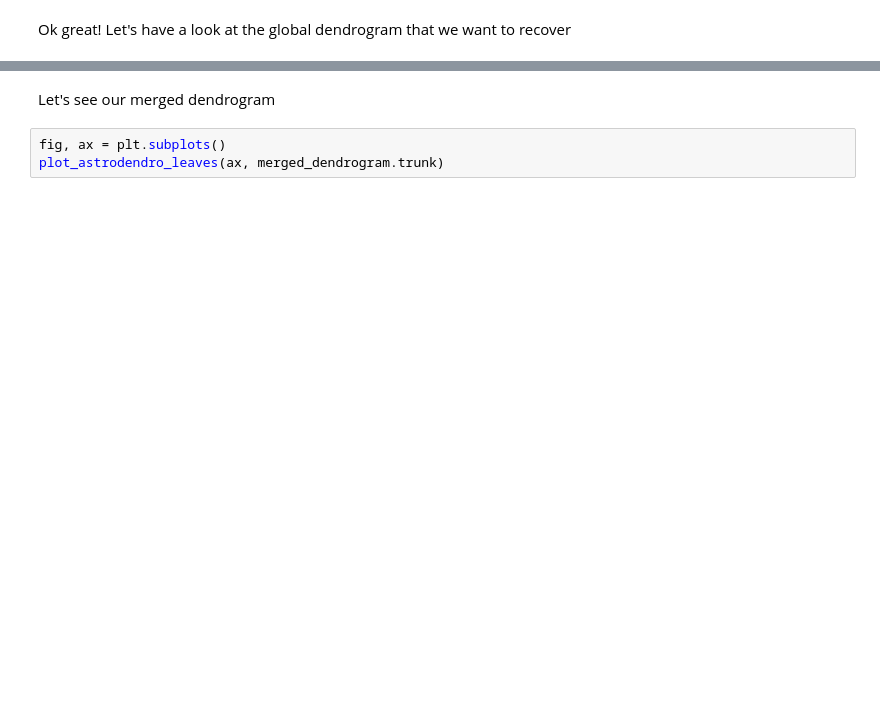
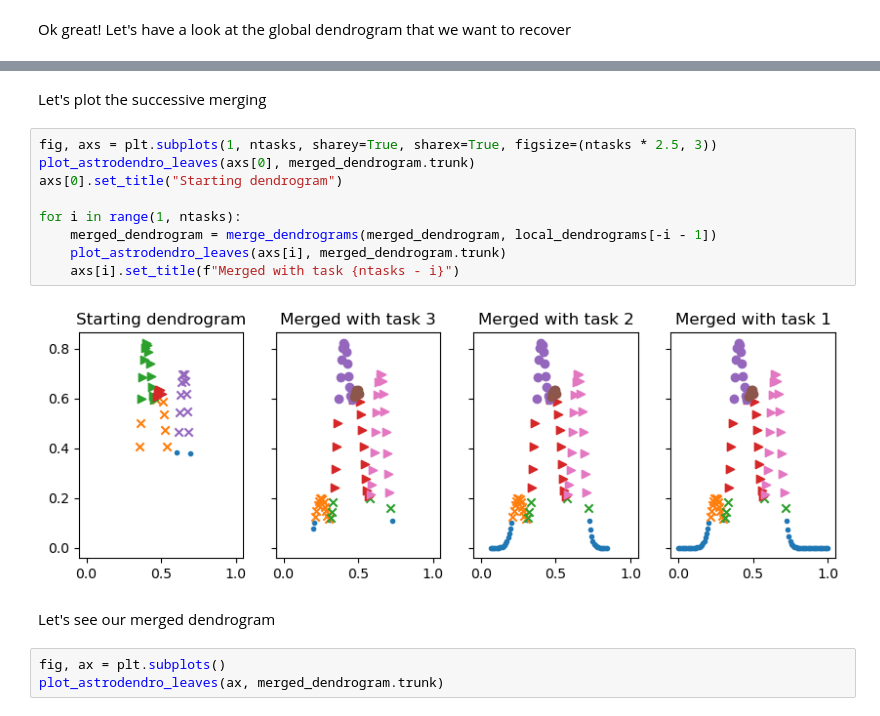
Before and after one commit to brownbaerchen/dendrogram, a Jupyter notebook: notebooks/vertically_distributed_dendrograms.ipynb, the cells around one changed output, grey strips where cells are left out. Cells and saved outputs as stored; diff of their text form; blank space fills up the shorter version.

```diff
--- a/notebooks/vertically_distributed_dendrograms.ipynb
+++ b/notebooks/vertically_distributed_dendrograms.ipynb
@@ -110,3 +162,16 @@ for i in range(1, ntasks):
+# %% [markdown]
+Let's plot the successive merging
+# %%
+fig, axs = plt.subplots(1, ntasks, sharey=True, sharex=True, figsize=(ntasks * 2.5, 3))
+plot_astrodendro_leaves(axs[0], merged_dendrogram.trunk)
+axs[0].set_title("Starting dendrogram")
+
+for i in range(1, ntasks):
+    merged_dendrogram = merge_dendrograms(merged_dendrogram, local_dendrograms[-i - 1])
+    plot_astrodendro_leaves(axs[i], merged_dendrogram.trunk)
+    axs[i].set_title(f"Merged with task {ntasks - i}")
+# %% [output]
+[figure, added]
 # %% [markdown]
 Let's see our merged dendrogram
 # %%
```
Also changed, not shown: parts of 20 cells of this notebook, 1 other file.
